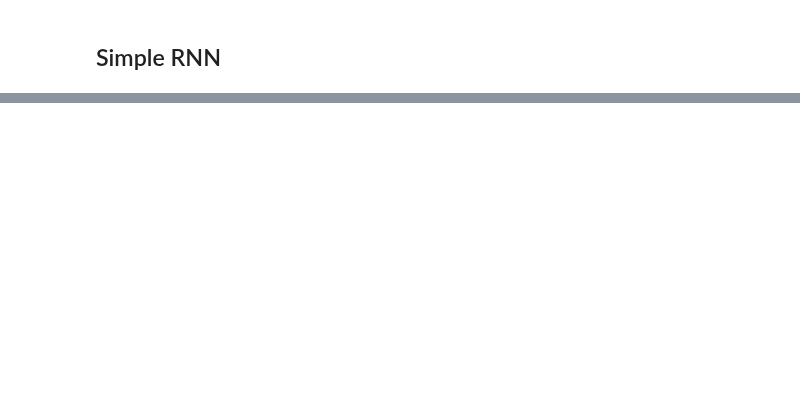
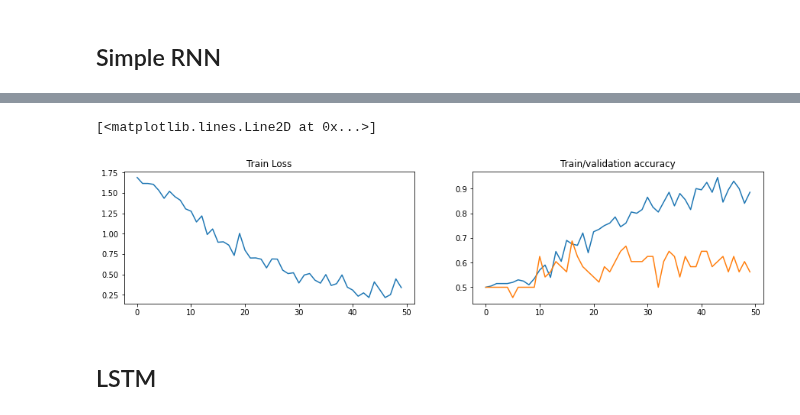
Before and after one commit to balezz/Punch_DL, a Jupyter notebook: RNN.ipynb, the cells around one changed output, grey strips where cells are left out. Cells and saved outputs as stored; diff of their text form; code cells hidden in the pictures; blank space fills up the shorter version.

Commit message:
add train/test split

```diff
--- a/RNN.ipynb
+++ b/RNN.ipynb
@@ -45,0 +64,14 @@ X_train, y_train = read_data('id0_jab_1')
+# %%
+X_train, y_train, X_test, y_test = [], [], [], []
+
+FILE_NAMES = ['id0_jab_1',  'id0_jab_2',
+              'id0_hook_1', 'id0_hook_2',
+              'id0_uper_1', 'id0_uper_2']
+
+for name in FILE_NAMES:
+    x1, y1, x2, y2 = read_data(name)
+
+    X_train += x1
+    y_train += y1
+    X_test += x2
+    y_test += y2
@@ -46,3 +100,6 @@ X_train, y_train = read_data('id0_jab_1')
 # %%
 y_train = K.utils.to_categorical(y_train, num_classes=7)
 X_train = tf.ragged.constant(X_train)
+
+y_test = K.utils.to_categorical(y_test, num_classes=7)
+X_test = tf.ragged.constant(X_test)
@@ -81,6 +134,6 @@ Trainable params: 5,255
 Non-trainable params: 0
 _________________________________________________________________
 # %%
-model.fit(X_train, y_train, batch_size=1, epochs=50)
+history = model.fit(X_train, y_train, validation_data=(X_test, y_test), batch_size=1, epochs=50)
 # %% [output]
 Epoch 1/50
@@ -103,0 +156,14 @@ Epoch 50/50
+# %%
+plt.figure(figsize=(15, 7))
+plt.subplot(221)
+plt.title("Train Loss")
+plt.plot(history.history['loss'])
+plt.subplot(222)
+plt.title("Train/validation accuracy")
+plt.plot(history.history['accuracy'])
+plt.plot(history.history['val_accuracy'])
+# %% [output]
+[<matplotlib.lines.Line2D at 0x...>]
+[figure, added]
+# %% [markdown]
+## LSTM
```
Also changed, not shown: parts of 12 cells of this notebook.
